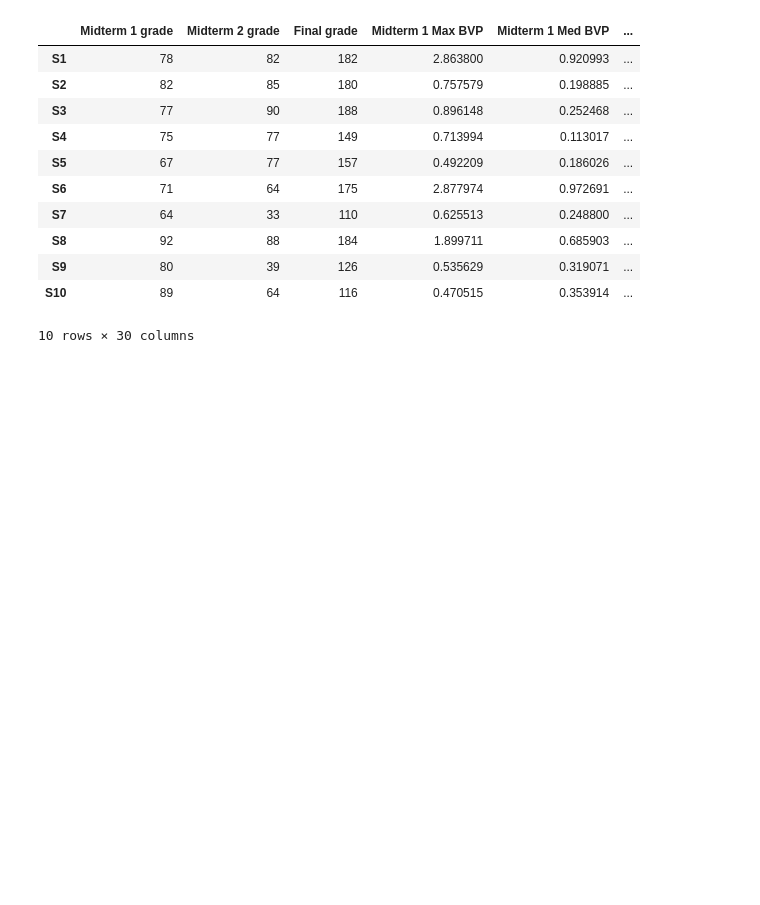
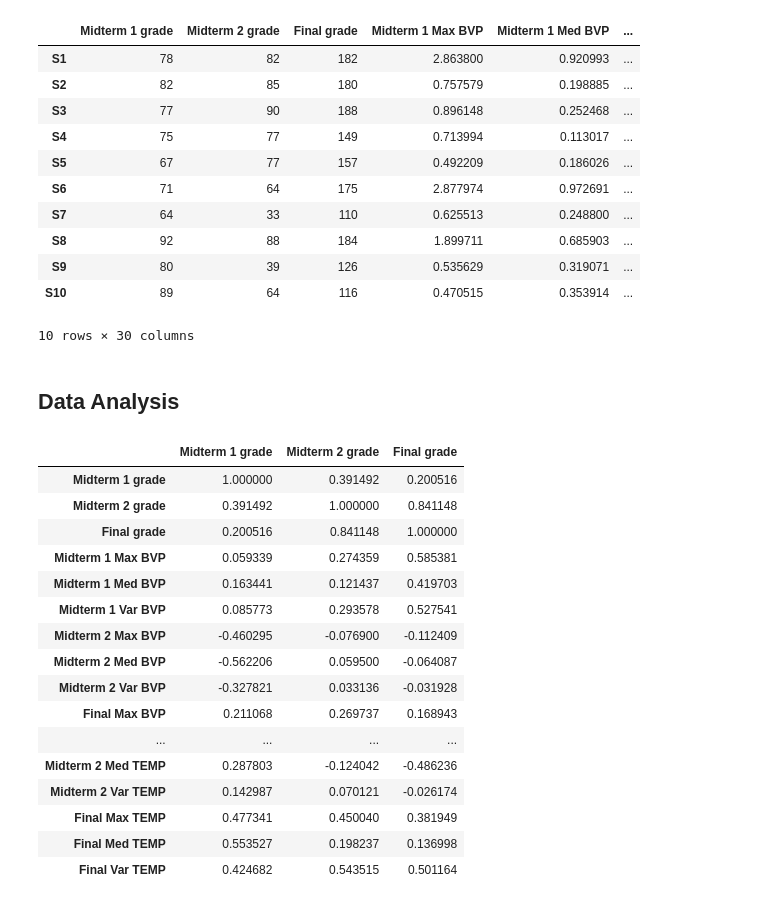
Before and after one commit to jsForeroBiomed/wearable-stress-exam-performance, a Jupyter notebook: Physiological-signals.ipynb, the cells around one changed output. Cells and saved outputs as stored; diff of their text form; code cells hidden in the pictures; blank space fills up the shorter version.

Commit message:
Calculate correlation matrix for the final dataset in order to identify if there are any clear relationships between the students grade and the data extracted from the physiological variables.

```diff
--- a/Physiological-signals.ipynb
+++ b/Physiological-signals.ipynb
@@ -483,3 +483,30 @@ display(final_dataset)
 | S9 | 80 | 39 | 126 | 0.535629 | 0.319071 | ... |
 | S10 | 89 | 64 | 116 | 0.470515 | 0.353914 | ... |
 10 rows × 30 columns
+# %% [markdown]
+## Data Analysis
+# %%
+# Cálculo de correlaciones
+
+corr_matrix = final_dataset.corr()
+grades_matrix = corr_matrix.iloc[:, 0:3]
+
+grades_matrix
+# %% [output]
+|  | Midterm 1 grade | Midterm 2 grade | Final grade |
+| Midterm 1 grade | 1.000000 | 0.391492 | 0.200516 |
+| Midterm 2 grade | 0.391492 | 1.000000 | 0.841148 |
+| Final grade | 0.200516 | 0.841148 | 1.000000 |
+| Midterm 1 Max BVP | 0.059339 | 0.274359 | 0.585381 |
+| Midterm 1 Med BVP | 0.163441 | 0.121437 | 0.419703 |
+| Midterm 1 Var BVP | 0.085773 | 0.293578 | 0.527541 |
+| Midterm 2 Max BVP | -0.460295 | -0.076900 | -0.112409 |
+| Midterm 2 Med BVP | -0.562206 | 0.059500 | -0.064087 |
+| Midterm 2 Var BVP | -0.327821 | 0.033136 | -0.031928 |
+| Final Max BVP | 0.211068 | 0.269737 | 0.168943 |
+| ... | ... | ... | ... |
+| Midterm 2 Med TEMP | 0.287803 | -0.124042 | -0.486236 |
+| Midterm 2 Var TEMP | 0.142987 | 0.070121 | -0.026174 |
+| Final Max TEMP | 0.477341 | 0.450040 | 0.381949 |
+| Final Med TEMP | 0.553527 | 0.198237 | 0.136998 |
+| Final Var TEMP | 0.424682 | 0.543515 | 0.501164 |
```
